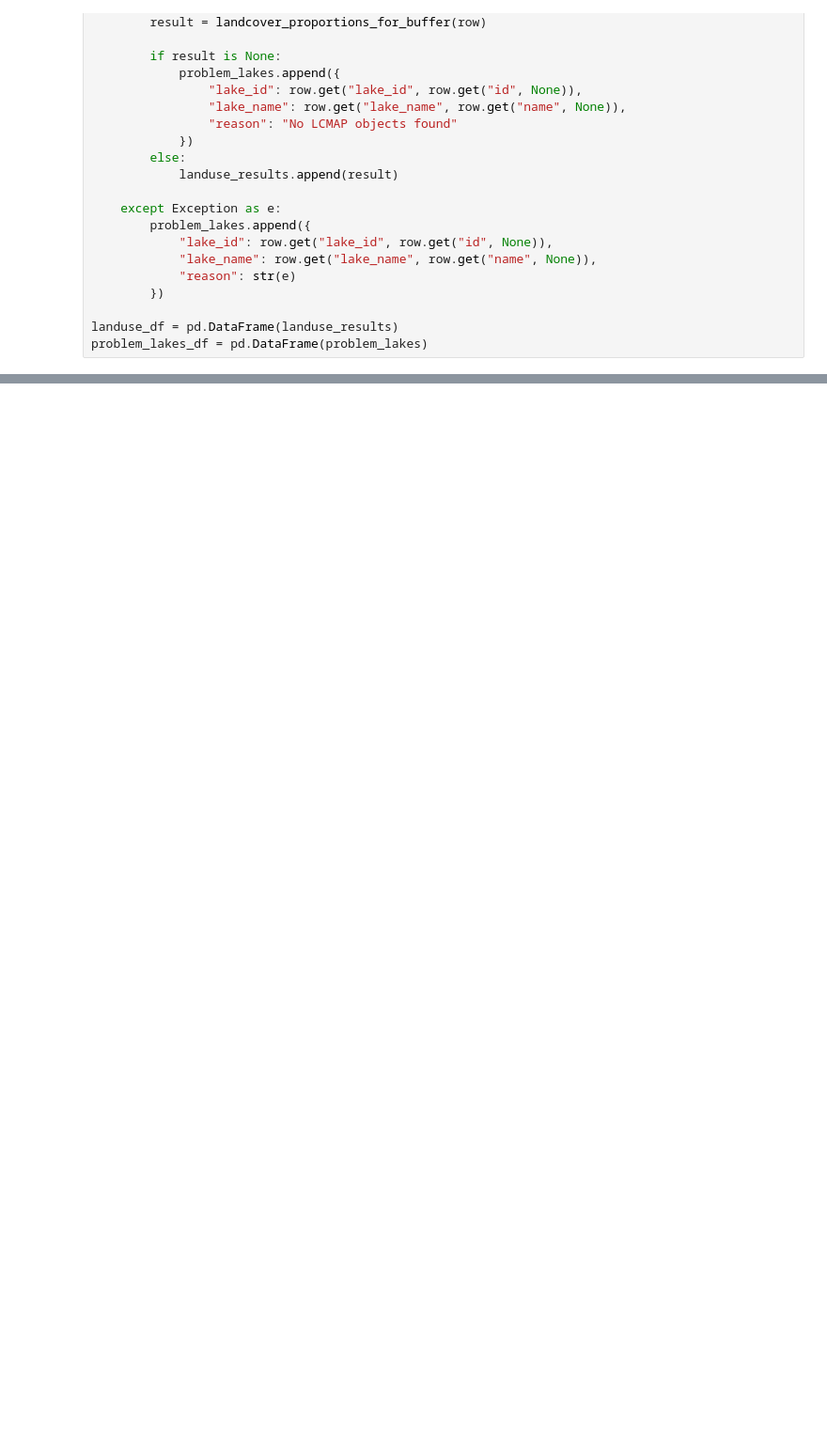
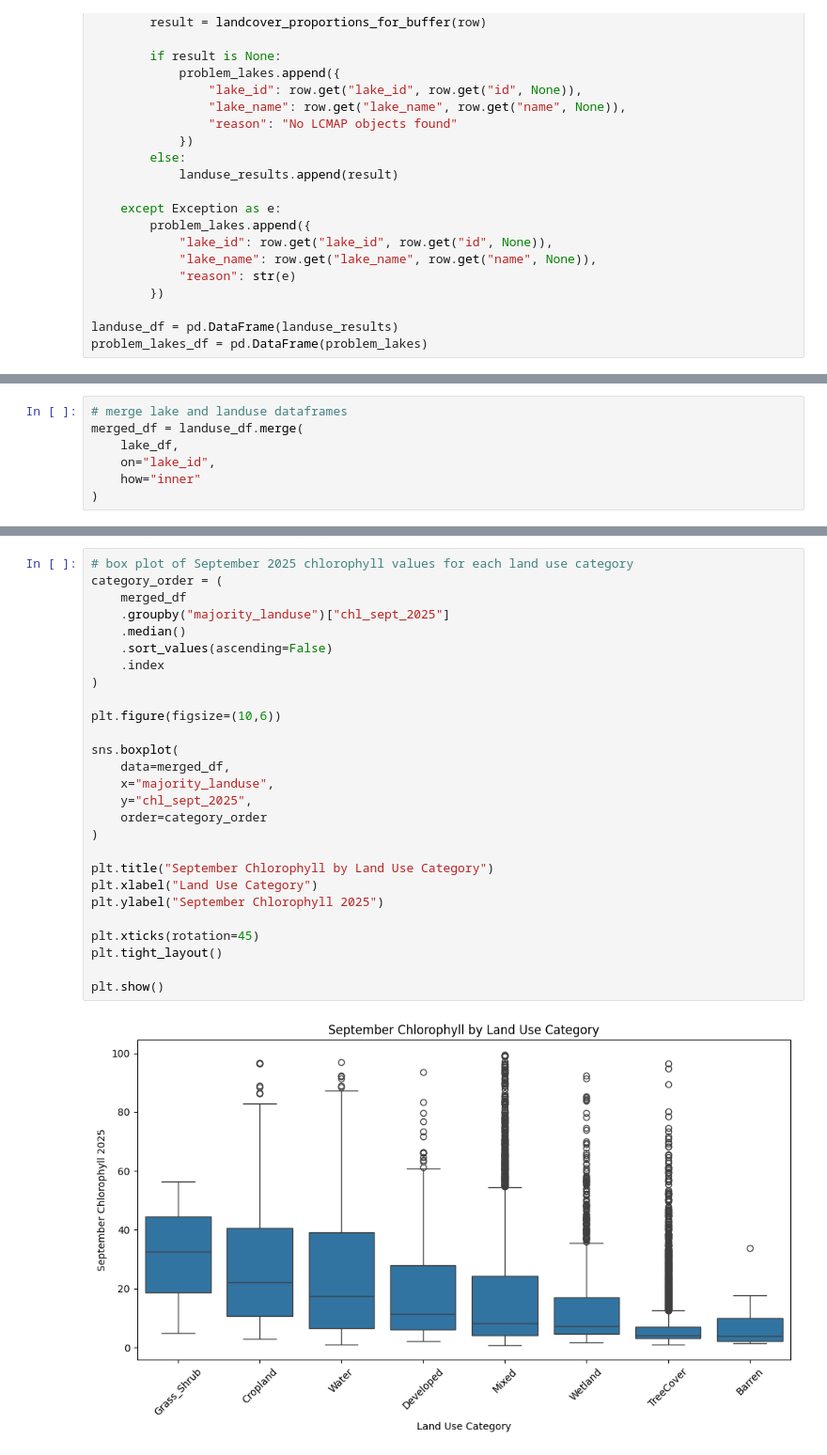
Before and after one commit to sscrader/SEIS631_Project, a Jupyter notebook: project_EDA.ipynb, the cells around one changed output, grey strips where cells are left out. Shown at 94% size. Cells and saved outputs as stored; diff of their text form; blank space fills up the shorter version.

```diff
--- a/project_EDA.ipynb
+++ b/project_EDA.ipynb
@@ -472,0 +599,7 @@ landuse_df.to_csv("landuse_50m_buffers.csv", index=False)
+# %%
+# merge lake and landuse dataframes
+merged_df = landuse_df.merge(
+    lake_df,
+    on="lake_id",
+    how="inner"
+)
@@ -472,0 +648,29 @@ landuse_df.to_csv("landuse_50m_buffers.csv", index=False)
+# %%
+# box plot of September 2025 chlorophyll values for each land use category
+category_order = (
+    merged_df
+    .groupby("majority_landuse")["chl_sept_2025"]
+    .median()
+    .sort_values(ascending=False)
+    .index
+)
+
+plt.figure(figsize=(10,6))
+
+sns.boxplot(
+    data=merged_df,
+    x="majority_landuse",
+    y="chl_sept_2025",
+    order=category_order
+)
+
+plt.title("September Chlorophyll by Land Use Category")
+plt.xlabel("Land Use Category")
+plt.ylabel("September Chlorophyll 2025")
+
+plt.xticks(rotation=45)
+plt.tight_layout()
+
+plt.show()
+# %% [output]
+[figure, added]
```
Also changed, not shown: parts of 19 cells of this notebook, 3 other files.
